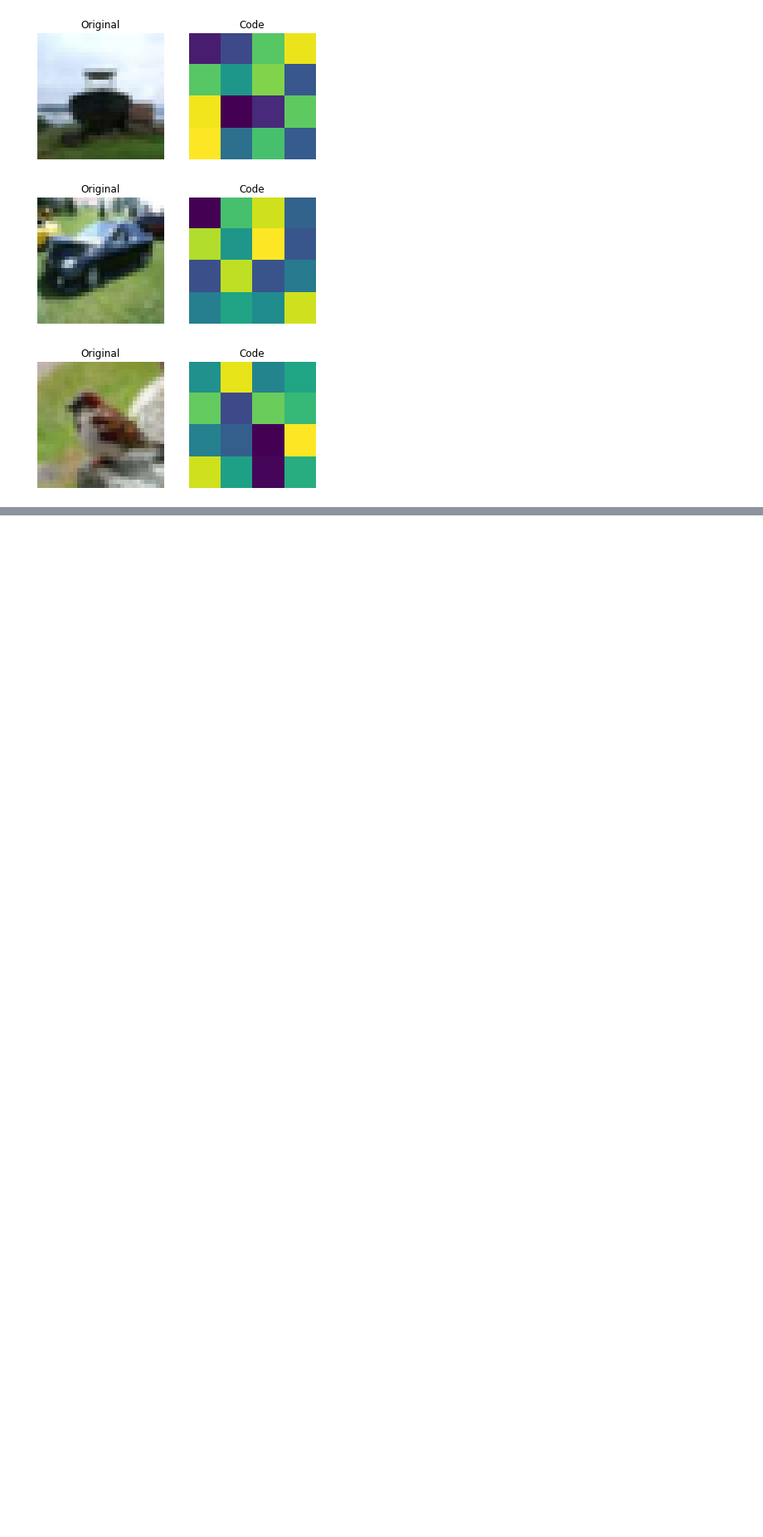
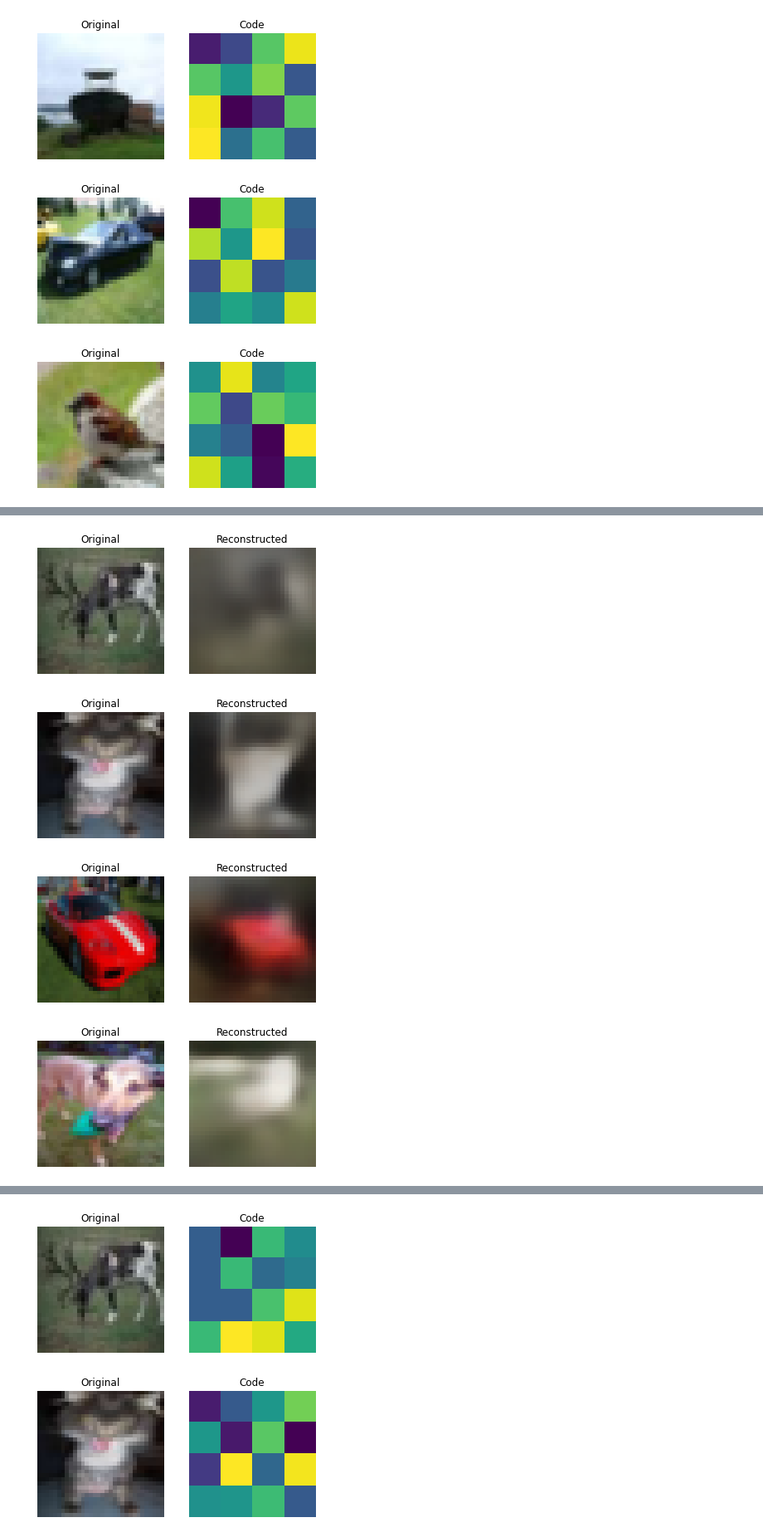
Before and after one commit to CereAle99/Synthetic_data, a Jupyter notebook: VQVAE_modelcifar10.ipynb, the cells around one changed output, grey strips where cells are left out. Shown at 83% size. Drawn from its saved outputs; the diff is of its cells as text; code cells hidden in the pictures; blank space fills up the shorter version.

```diff
--- a/VQVAE_modelcifar10.ipynb
+++ b/VQVAE_modelcifar10.ipynb
@@ -612,0 +692,70 @@ for i in range(len(test_images)):
+# %%
+filenamemodel_params = pd.DataFrame(params.history)
+model_params.to_csv(filename, index=False)# il file è pieno solo delle funzioni di loss ma non dei parametri del modella...???
+
+
+# load the weights in checkpoint format
+#vqvae_trainer.load_weights(load_checkpoint)
+
+
+# saves the weights of the training
+vqvae_trainer.save_weights(checkpoint_file)
+
+
+
+
+# show the images and the codes for numpy dataset for 4 images
+def show_subplot(original, reconstructed):
+    plt.subplot(1, 2, 1)
+    plt.imshow(original)# this for tensorflow dataset the following commented for numpy
+    #plt.imshow(original.squeeze() + 0.5)
+    plt.title("Original")
+    plt.axis("off")
+
+    plt.subplot(1, 2, 2)
+    plt.imshow(reconstructed)# this for tensorflow dataset the following commented for numpy
+    #plt.imshow(reconstructed.squeeze() + 0.5)
+    plt.title("Reconstructed")
+    plt.axis("off")
+
+    plt.show()
+
+# with tensorflow dataset
+for example in x_test_scaled.take(1):
+  test_images = example[0:4]
+
+
+trained_vqvae_model = vqvae_trainer.vqvae
+'''
+idx = np.random.choice(len(x_test_scaled), 4)
+test_images = x_test_scaled[idx]
+'''
+reconstructions_test = trained_vqvae_model.predict(test_images)
+
+for test_image, reconstructed_image in zip(test_images, reconstructions_test):
+    show_subplot(test_image, reconstructed_image)
+
+
+
+
+encoder = vqvae_trainer.vqvae.get_layer("encoder")
+quantizer = vqvae_trainer.vqvae.get_layer("vector_quantizer")
+
+encoded_outputs = encoder.predict(test_images)
+flat_enc_outputs = encoded_outputs.reshape(-1, encoded_outputs.shape[-1])
+codebook_indices = quantizer.get_code_indices(flat_enc_outputs)
+codebook_indices = codebook_indices.numpy().reshape(encoded_outputs.shape[:-1])
+
+for i in range(len(test_images)):
+    plt.subplot(1, 2, 1)
+    plt.imshow(test_images[i])# this for tensorflow dataset the following commented for numpy
+    #plt.imshow(test_images[i].squeeze() + 0.5)
+    plt.title("Original")
+    plt.axis("off")
+
+    plt.subplot(1, 2, 2)
+    plt.imshow(codebook_indices[i])
+    plt.title("Code")
+    plt.axis("off")
+    plt.show()
+# %% [output]
@@ -612,0 +763,4 @@ for i in range(len(test_images)):
+[figure, added]
+[figure, added]
+[figure, added]
+[figure, added]
@@ -612,0 +768,2 @@ for i in range(len(test_images)):
+[figure, added]
+[figure, added]
```
Also changed, not shown: parts of 8 cells of this notebook.
